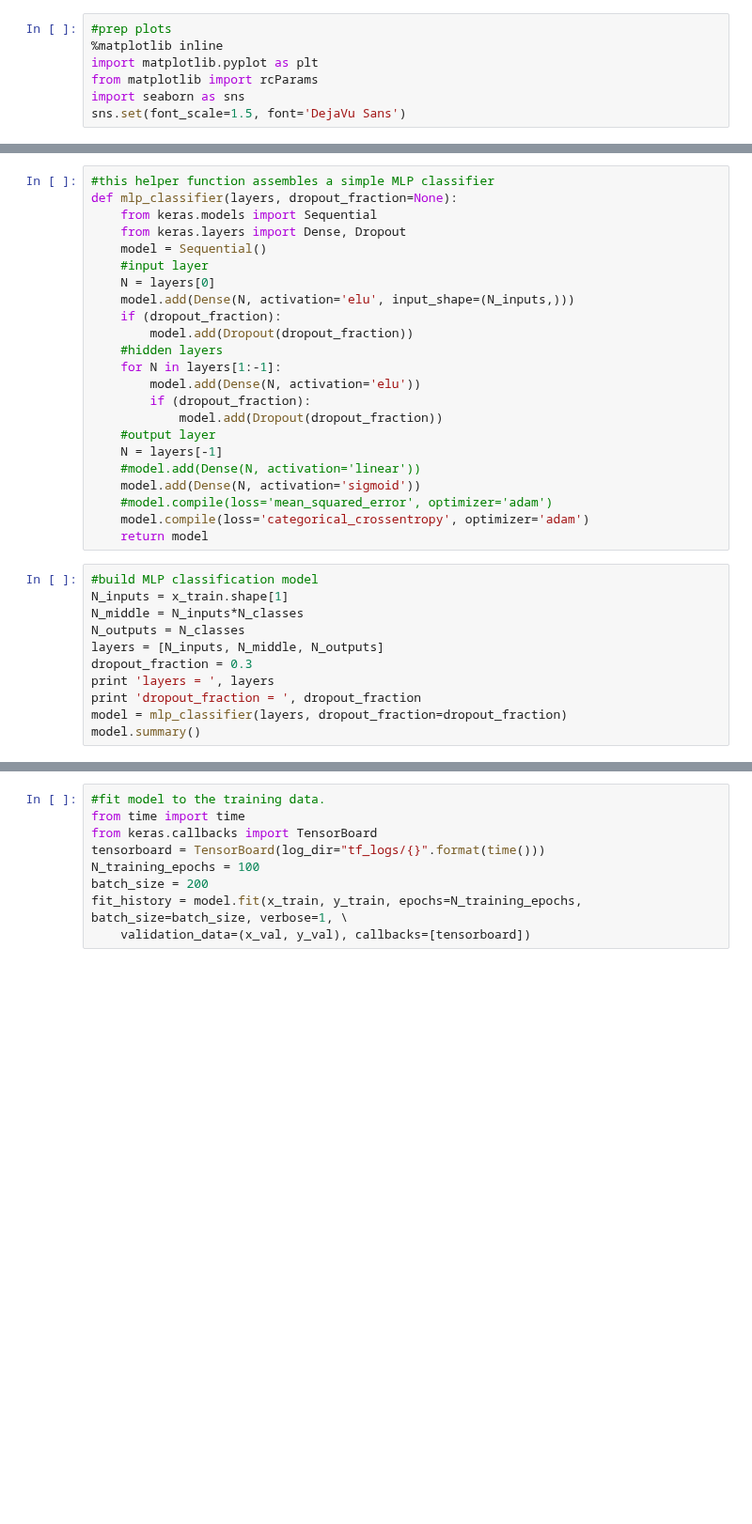
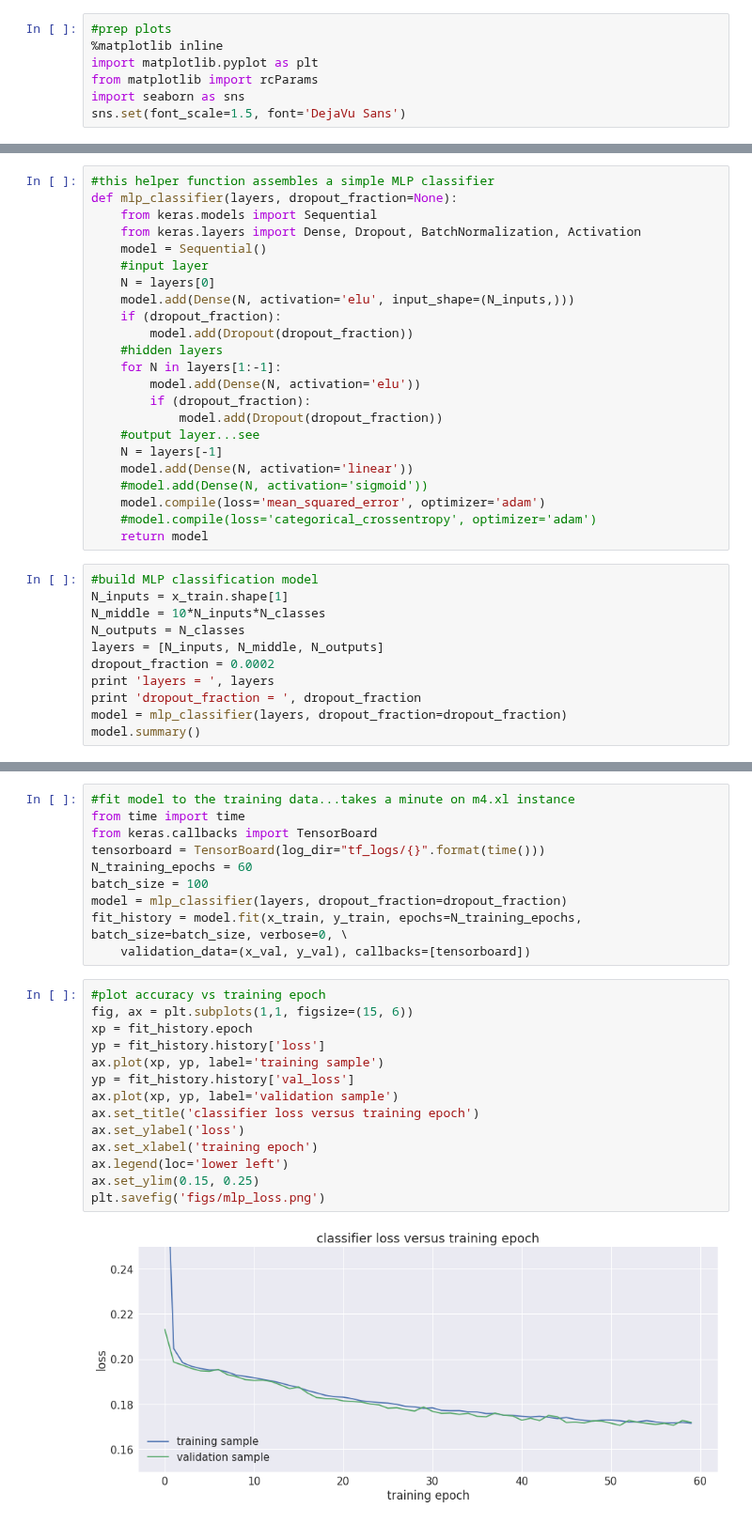
Before and after one commit to joehahn/exes-n-ohs, a Jupyter notebook: mlp_model.ipynb, the cells around one changed output, grey strips where cells are left out. Shown at 94% size. Drawn from its saved outputs; the diff is of its cells as text; blank space fills up the shorter version.

Commit message:
Sync from DataScience jupyter

```diff
--- a/mlp_model.ipynb
+++ b/mlp_model.ipynb
@@ -112,7 +148,7 @@ print x_val.shape, y_val.shape
 #this helper function assembles a simple MLP classifier
 def mlp_classifier(layers, dropout_fraction=None):
     from keras.models import Sequential
-    from keras.layers import Dense, Dropout
+    from keras.layers import Dense, Dropout, BatchNormalization, Activation
     model = Sequential()
     #input layer
     N = layers[0]
@@ -124,20 +160,20 @@ def mlp_classifier(layers, dropout_fraction=None):
         model.add(Dense(N, activation='elu'))
         if (dropout_fraction):
             model.add(Dropout(dropout_fraction))
-    #output layer
+    #output layer...see
     N = layers[-1]
-    #model.add(Dense(N, activation='linear'))
-    model.add(Dense(N, activation='sigmoid'))
-    #model.compile(loss='mean_squared_error', optimizer='adam')
-    model.compile(loss='categorical_crossentropy', optimizer='adam')
+    model.add(Dense(N, activation='linear'))
+    #model.add(Dense(N, activation='sigmoid'))
+    model.compile(loss='mean_squared_error', optimizer='adam')
+    #model.compile(loss='categorical_crossentropy', optimizer='adam')
     return model
 # %%
 #build MLP classification model
 N_inputs = x_train.shape[1]
-N_middle = N_inputs*N_classes
+N_middle = 10*N_inputs*N_classes
 N_outputs = N_classes
 layers = [N_inputs, N_middle, N_outputs]
-dropout_fraction = 0.3
+dropout_fraction = 0.0002
 print 'layers = ', layers
 print 'dropout_fraction = ', dropout_fraction
 model = mlp_classifier(layers, dropout_fraction=dropout_fraction)
@@ -145,9 +201,26 @@ model.summary()
 # %%
-#fit model to the training data.
+#fit model to the training data...takes a minute on m4.xl instance
 from time import time
 from keras.callbacks import TensorBoard
 tensorboard = TensorBoard(log_dir="tf_logs/{}".format(time()))
-N_training_epochs = 100
-batch_size = 200
-fit_history = model.fit(x_train, y_train, epochs=N_training_epochs, batch_size=batch_size, verbose=1, \
+N_training_epochs = 60
+batch_size = 100
+model = mlp_classifier(layers, dropout_fraction=dropout_fraction)
+fit_history = model.fit(x_train, y_train, epochs=N_training_epochs, batch_size=batch_size, verbose=0, \
     validation_data=(x_val, y_val), callbacks=[tensorboard])
+# %%
+#plot accuracy vs training epoch
+fig, ax = plt.subplots(1,1, figsize=(15, 6))
+xp = fit_history.epoch
+yp = fit_history.history['loss']
+ax.plot(xp, yp, label='training sample')
+yp = fit_history.history['val_loss']
+ax.plot(xp, yp, label='validation sample')
+ax.set_title('classifier loss versus training epoch')
+ax.set_ylabel('loss')
+ax.set_xlabel('training epoch')
+ax.legend(loc='lower left')
+ax.set_ylim(0.15, 0.25)
+plt.savefig('figs/mlp_loss.png')
+# %% [output]
+[figure, added]
```
Also changed, not shown: parts of 10 cells of this notebook, 5 other files.
